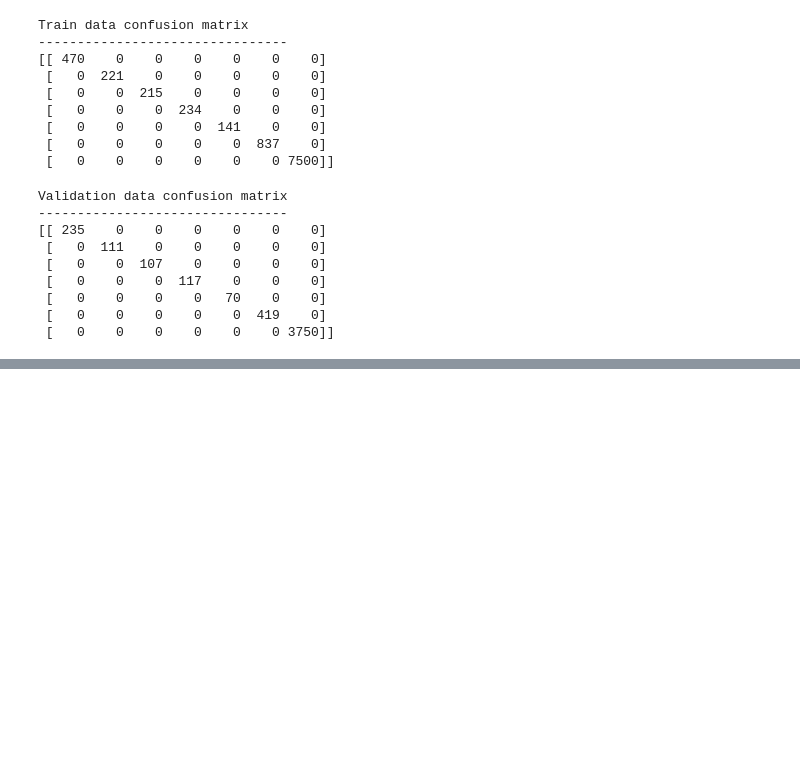
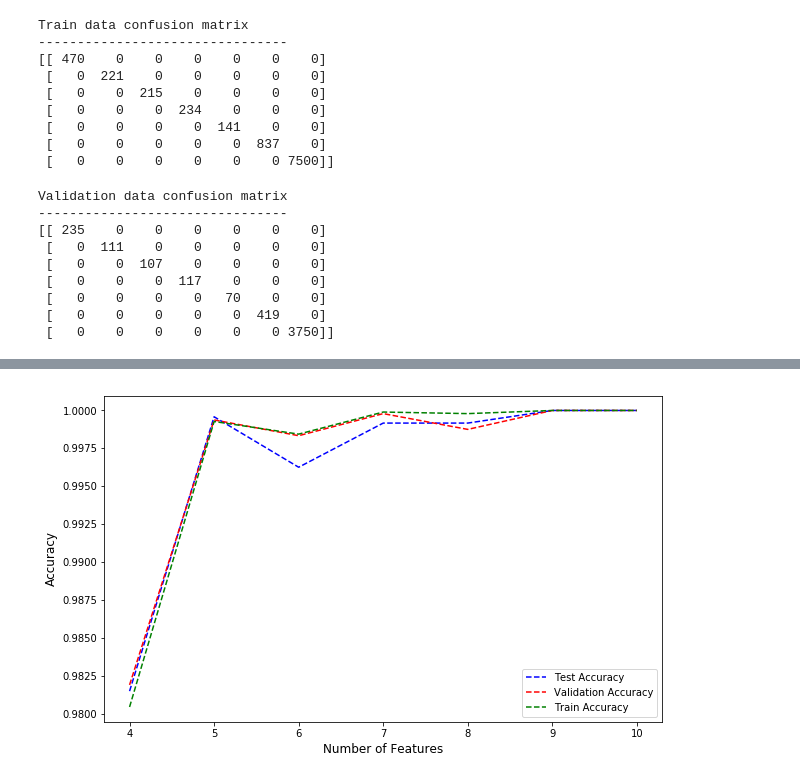
Before and after one commit to nitinvbharti/SWAT_data_Attack_Prediction, a Jupyter notebook: hw4.ipynb, the cells around one changed output, grey strips where cells are left out. Saved outputs shown, nothing was run; the diff lists cells and outputs as text; code cells hidden in the pictures; blank space fills up the shorter version.

```diff
--- a/hw4.ipynb
+++ b/hw4.ipynb
@@ -475,0 +474,30 @@ Validation data confusion matrix
+# %%
+accu_test=np.zeros(7)
+accu_train=np.zeros(7)
+accu_val=np.zeros(7)
+for j in range(4,11):
+    sel = SelectKBest(chi2, k=j)
+    X = data_mat[:,1:52]
+    Y = data_mat[:,52].copy()
+    sel.fit(X,Y)
+    X_tr = sel.transform(X)
+    for i in range(1):
+        X_train, X_tt, Y_train, Y_tt = train_test_split(X_tr, Y,stratify=Y,test_size=0.5, random_state = 15)
+        X_val, X_test, Y_val, Y_test = train_test_split(X_tt, Y_tt,stratify=Y_tt,test_size=0.5, random_state =30)
+
+        model = classifier()
+
+        model.models = [] # lsit of models (empty intially)
+        model.append('LGR', random_state=1) # logistic regression
+        model.append('RFC', random_state=1) # random forest
+        model.append('SVM', kernel = 'poly', degree = 5, random_state=1,max_iter =10000) # support vecotr polynomial kernel degree = 3
+        model.append('MLP', solver='lbfgs', alpha=1, hidden_layer_sizes=(5,5), max_iter = 10000, random_state = 10)
+        X_train.shape,X_val.shape
+        model.train(X_train, Y_train, X_val, Y_val)
+        var_test = model.score(X_test,Y_test)
+        var_val = model.score(X_val,Y_val)
+        var_train = model.score(X_train,Y_train)
+        accu_test[j-4]=var_test
+        accu_train[j-4]=var_train
+        accu_val[j-4]=var_val
+        print('For k = ',j,'\tTest Accuracy:',var_test,'\tVal Accuracy:',var_val,'\tTrain Accuracy:',var_train)
@@ -475,0 +512,12 @@ Validation data confusion matrix
+# %%
+fig=mplot.figure(figsize=(10,6))
+mplot.xlabel("Number of Features",fontsize="12")
+mplot.ylabel("Accuracy",fontsize="12")
+mplot.plot(np.arange(4,11,1),accu_test,'b--',label='Test Accuracy')
+mplot.plot(np.arange(4,11,1),accu_val,'r--',label='Validation Accuracy')
+mplot.plot(np.arange(4,11,1),accu_train,'g--',label='Train Accuracy')
+mplot.legend()
+mplot.savefig("accuracy",bbox='tight')
+mplot.show()
+# %% [output]
+[figure, added]
```
Also changed, not shown: parts of 18 cells of this notebook, 3 other files.
